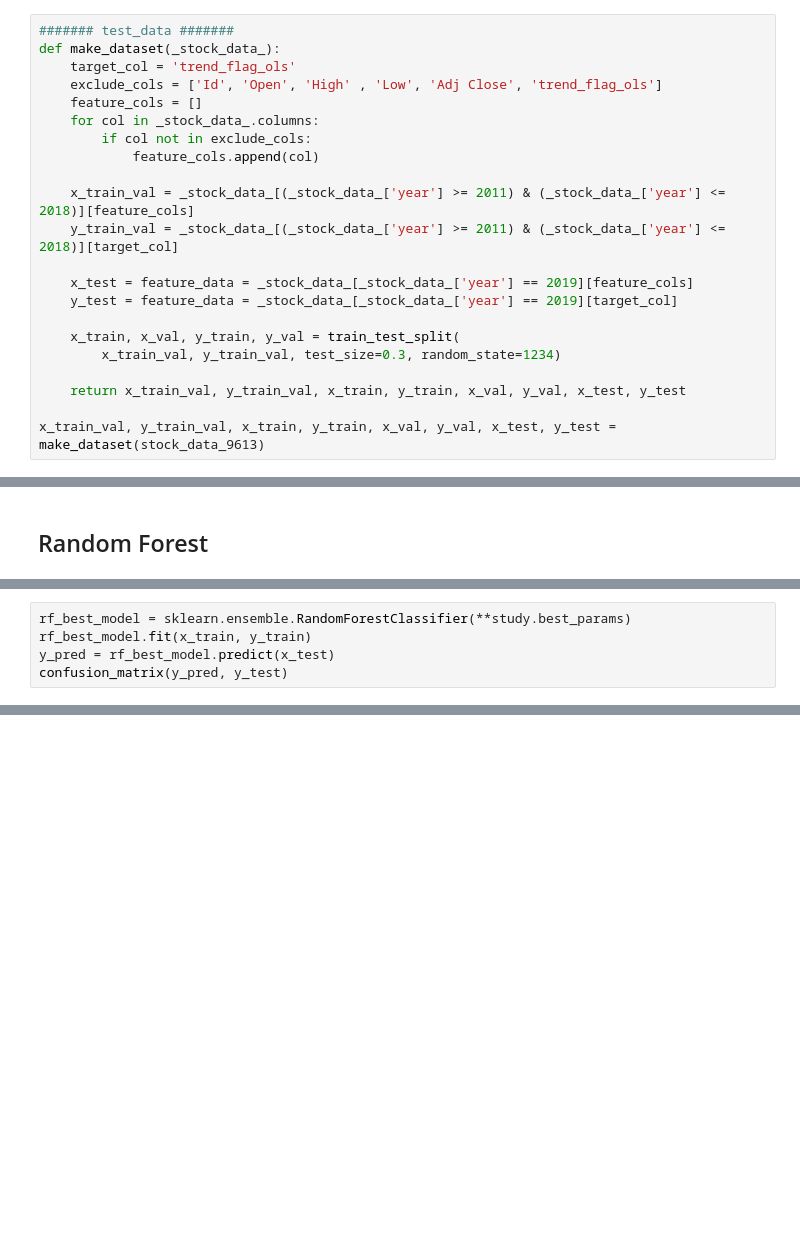
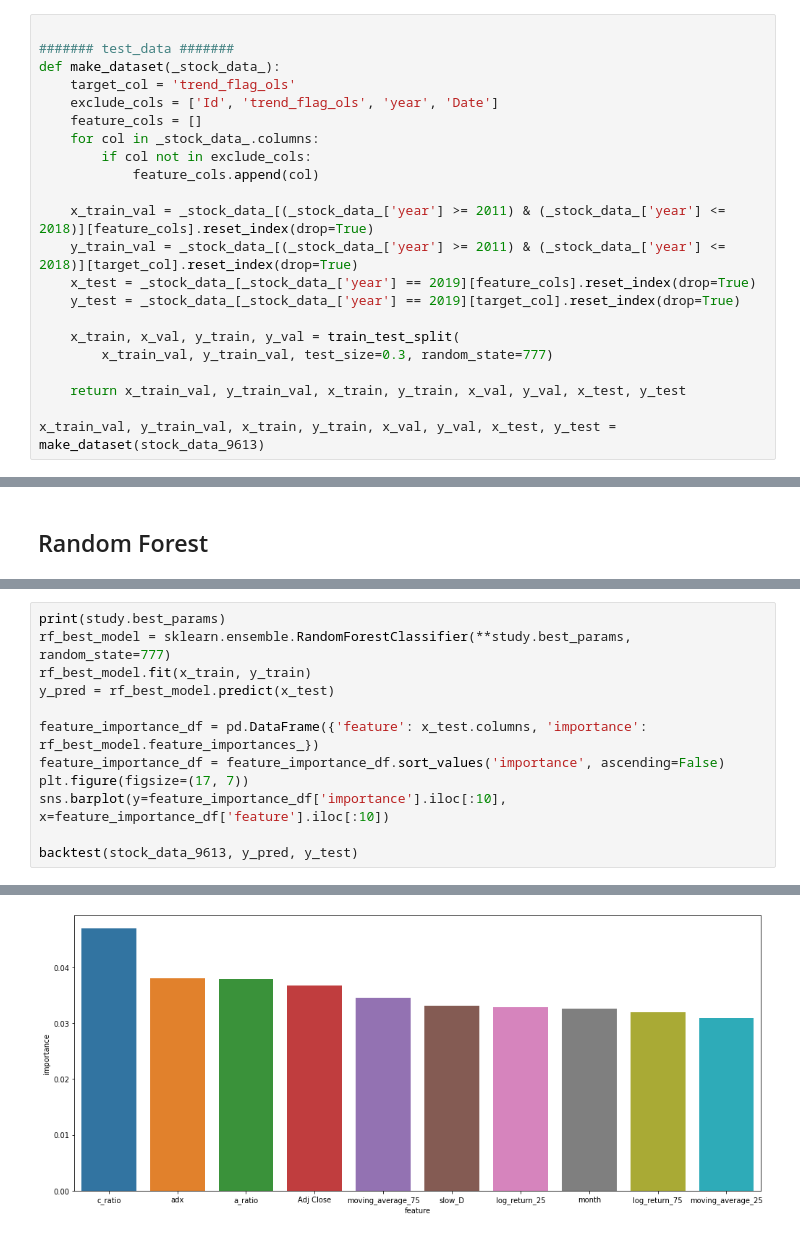
Before and after one commit to askl4267/predict_stock_data_project, a Jupyter notebook: predict_stock_data.ipynb, the cells around one changed output, grey strips where cells are left out. Cells and saved outputs as stored; diff of their text form; blank space fills up the shorter version.

```diff
--- a/predict_stock_data.ipynb
+++ b/predict_stock_data.ipynb
@@ -341,21 +397,21 @@ y_train, x_train, y_train_val, x_train_val, y_test, x_test = make_dataset(stock_
 # %%
+
 ####### test_data #######
 def make_dataset(_stock_data_):
     target_col = 'trend_flag_ols'
-    exclude_cols = ['Id', 'Open', 'High' , 'Low', 'Adj Close', 'trend_flag_ols']
+    exclude_cols = ['Id', 'trend_flag_ols', 'year', 'Date']
     feature_cols = []
     for col in _stock_data_.columns:
         if col not in exclude_cols:
             feature_cols.append(col)
 
-    x_train_val = _stock_data_[(_stock_data_['year'] >= 2011) & (_stock_data_['year'] <= 2018)][feature_cols]
-    y_train_val = _stock_data_[(_stock_data_['year'] >= 2011) & (_stock_data_['year'] <= 2018)][target_col]
-
-    x_test = feature_data = _stock_data_[_stock_data_['year'] == 2019][feature_cols]
-    y_test = feature_data = _stock_data_[_stock_data_['year'] == 2019][target_col]
+    x_train_val = _stock_data_[(_stock_data_['year'] >= 2011) & (_stock_data_['year'] <= 2018)][feature_cols].reset_index(drop=True)
+    y_train_val = _stock_data_[(_stock_data_['year'] >= 2011) & (_stock_data_['year'] <= 2018)][target_col].reset_index(drop=True)
+    x_test = _stock_data_[_stock_data_['year'] == 2019][feature_cols].reset_index(drop=True)
+    y_test = _stock_data_[_stock_data_['year'] == 2019][target_col].reset_index(drop=True)
 
     x_train, x_val, y_train, y_val = train_test_split(
-        x_train_val, y_train_val, test_size=0.3, random_state=1234)
+        x_train_val, y_train_val, test_size=0.3, random_state=777)
 
     return x_train_val, y_train_val, x_train, y_train, x_val, y_val, x_test, y_test
 
@@ -591,5 +790,13 @@ trial = study.best_trial
-# %%
-rf_best_model = sklearn.ensemble.RandomForestClassifier(**study.best_params)
-rf_best_model.fit(x_train, y_train)
-y_pred = rf_best_model.predict(x_test)
-confusion_matrix(y_pred, y_test)
+# %%
+print(study.best_params)
+rf_best_model = sklearn.ensemble.RandomForestClassifier(**study.best_params, random_state=777)
+rf_best_model.fit(x_train, y_train)
+y_pred = rf_best_model.predict(x_test)
+
+feature_importance_df = pd.DataFrame({'feature': x_test.columns, 'importance': rf_best_model.feature_importances_})
+feature_importance_df = feature_importance_df.sort_values('importance', ascending=False)
+plt.figure(figsize=(17, 7))
+sns.barplot(y=feature_importance_df['importance'].iloc[:10], x=feature_importance_df['feature'].iloc[:10])
+
+backtest(stock_data_9613, y_pred, y_test)
+# %% [output]
@@ -595,0 +820 @@ confusion_matrix(y_pred, y_test)
+[figure, added]
```
Also changed, not shown: parts of 22 cells of this notebook.
